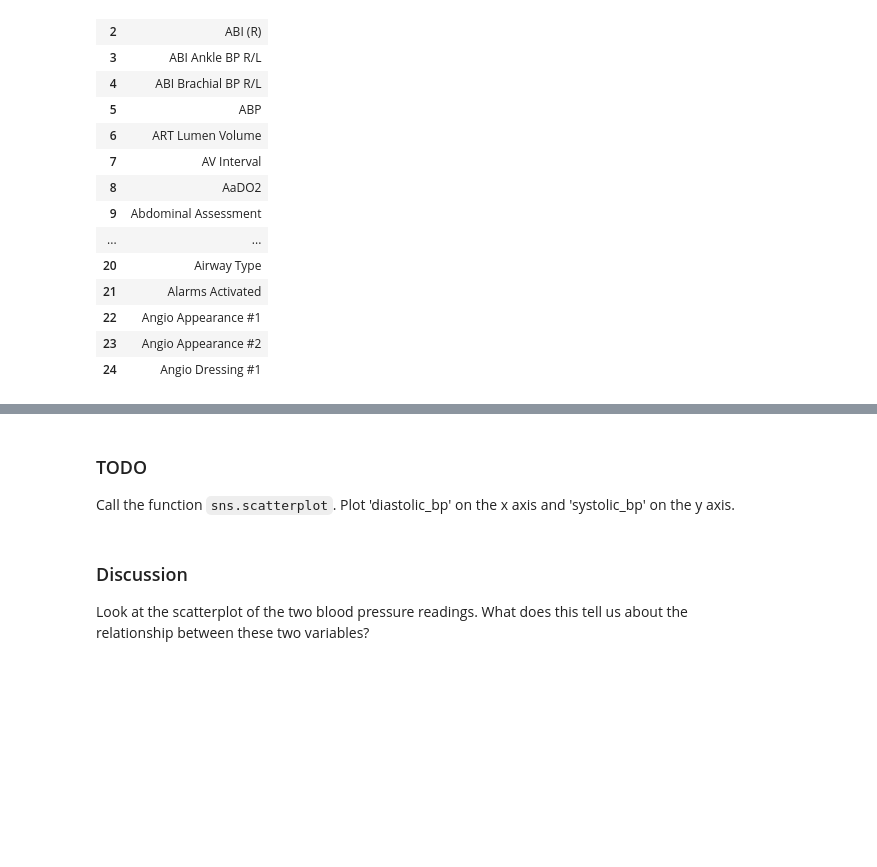
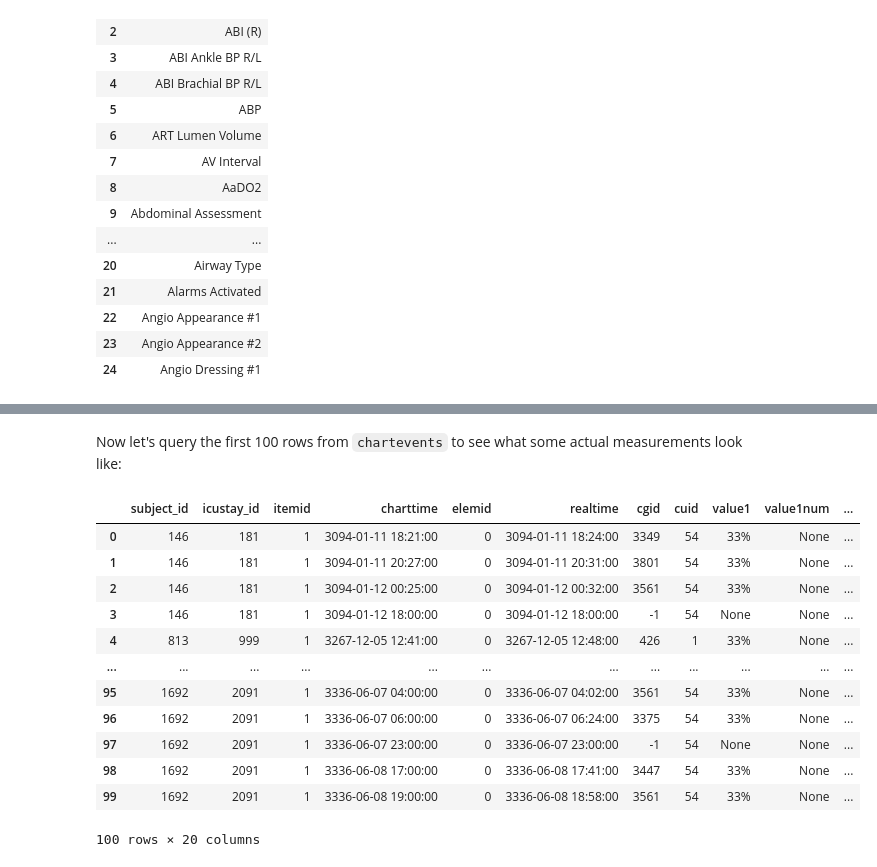
Before and after one commit to abchapman93/PHS_Data_Science_2022_instructor, a Jupyter notebook: Module-3-SQL/03-Labs-and-Vitals_instructor.ipynb, the cells around one changed output, grey strips where cells are left out. Saved outputs shown, nothing was run; the diff lists cells and outputs as text; code cells hidden in the pictures; blank space fills up the shorter version.

```diff
--- a/Module-3-SQL/03-Labs-and-Vitals_instructor.ipynb
+++ b/Module-3-SQL/03-Labs-and-Vitals_instructor.ipynb
@@ -483,3 +362,0 @@ df.head()
-# %% [markdown]
-### TODO
-Call the function `sns.scatterplot`. Plot 'diastolic_bp' on the x axis and 'systolic_bp' on the y axis.
@@ -490,3 +363,25 @@ df['diastolic_bp'].corr(df['systolic_bp'])
-# %% [markdown]
-### Discussion
-Look at the scatterplot of the two blood pressure readings. What does this tell us about the relationship between these two variables?
+# %% [markdown]
+Now let's query the first 100 rows from `chartevents` to see what some actual measurements look like:
+# %%
+query = """
+SELECT *
+FROM chartevents c
+    INNER JOIN d_chartitems d
+        ON c.itemid = d.itemid
+LIMIT 100
+"""
+pd.read_sql(query, conn)
+# %% [output]
+|  | subject_id | icustay_id | itemid | charttime | elemid | realtime | cgid | cuid | value1 | value1num | ... |
+| 0 | 146 | 181 | 1 | 3094-01-11 18:21:00 | 0 | 3094-01-11 18:24:00 | 3349 | 54 | 33% | None | ... |
+| 1 | 146 | 181 | 1 | 3094-01-11 20:27:00 | 0 | 3094-01-11 20:31:00 | 3801 | 54 | 33% | None | ... |
+| 2 | 146 | 181 | 1 | 3094-01-12 00:25:00 | 0 | 3094-01-12 00:32:00 | 3561 | 54 | 33% | None | ... |
+| 3 | 146 | 181 | 1 | 3094-01-12 18:00:00 | 0 | 3094-01-12 18:00:00 | -1 | 54 | None | None | ... |
+| 4 | 813 | 999 | 1 | 3267-12-05 12:41:00 | 0 | 3267-12-05 12:48:00 | 426 | 1 | 33% | None | ... |
+| ... | ... | ... | ... | ... | ... | ... | ... | ... | ... | ... | ... |
+| 95 | 1692 | 2091 | 1 | 3336-06-07 04:00:00 | 0 | 3336-06-07 04:02:00 | 3561 | 54 | 33% | None | ... |
+| 96 | 1692 | 2091 | 1 | 3336-06-07 06:00:00 | 0 | 3336-06-07 06:24:00 | 3375 | 54 | 33% | None | ... |
+| 97 | 1692 | 2091 | 1 | 3336-06-07 23:00:00 | 0 | 3336-06-07 23:00:00 | -1 | 54 | None | None | ... |
+| 98 | 1692 | 2091 | 1 | 3336-06-08 17:00:00 | 0 | 3336-06-08 17:41:00 | 3447 | 54 | 33% | None | ... |
+| 99 | 1692 | 2091 | 1 | 3336-06-08 19:00:00 | 0 | 3336-06-08 18:58:00 | 3561 | 54 | 33% | None | ... |
+100 rows × 20 columns
```
Also changed, not shown: parts of 43 cells of this notebook, 2 other files.
